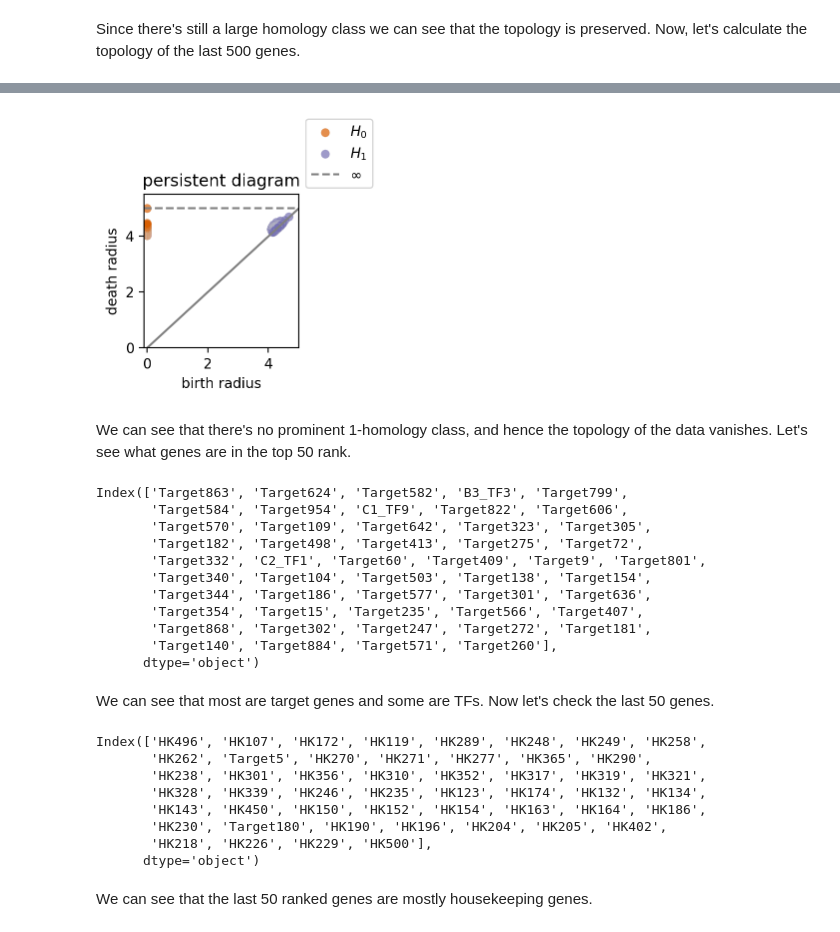
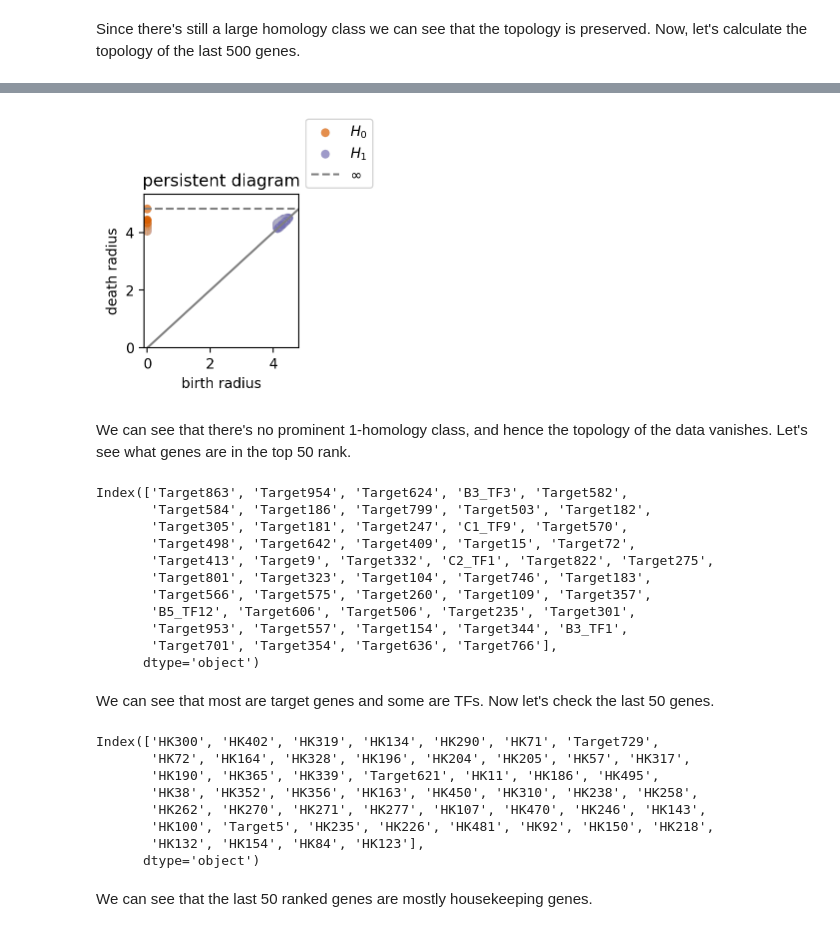
Before and after one commit to binglunshao/totopos, a Jupyter notebook: examples/tutorial.ipynb, the cells around one changed output, grey strips where cells are left out. Saved outputs shown, nothing was run; the diff lists cells and outputs as text; code cells hidden in the pictures.

```diff
--- a/examples/tutorial.ipynb
+++ b/examples/tutorial.ipynb
@@ -75,6 +86,6 @@ We suggest to use the perturbation method for small datasets ($\approx 10^3$ cel
 # %%
 %%time
-scores, dgms = perturb.topological_gene_scores_via_perturbation(
-    a[::10].X.A, max_radius = 10, n_threads = 16, n_topo_feats=1, hom_dim = 1, verbose=True
+scores, dgms = perturb.topological_gene_scores_via_simplification(
+    a[::10].X.A, n_threads = 16, n_topo_feats=1, hom_dim = 1, verbose=True, pca=True
 )
 # %% [output]
@@ -154,7 +175,7 @@ Since there's still a large homology class we can see that the topology is prese
 # %%
 complement = a[:, ranking[-500:]]
 
-complement_topo = simplicial.SimplicialTopology(complement.X.A, n_pts = 400)
+complement_topo = CyclicTopologyPseudotime(complement.X.A, n_pts = 400)
 complement_topo.compute_persistent_cohomology(verbose=True)
 diagrams.plot_pers_diag_ripser(complement_topo.ph.dgms_)
 # %% [output]
@@ -163,32 +184,32 @@ Elapsed time persistence: 0.79 seconds
-[figure, old version]
+[figure, new version]
 # %% [markdown]
 We can see that there's no prominent 1-homology class, and hence the topology of the data vanishes. Let's see what genes are in the top 50 rank.
 # %%
 a.var.iloc[ranking[:50]].index
 # %% [output]
-Index(['Target863', 'Target624', 'Target582', 'B3_TF3', 'Target799',
-       'Target584', 'Target954', 'C1_TF9', 'Target822', 'Target606',
-       'Target570', 'Target109', 'Target642', 'Target323', 'Target305',
-       'Target182', 'Target498', 'Target413', 'Target275', 'Target72',
-       'Target332', 'C2_TF1', 'Target60', 'Target409', 'Target9', 'Target801',
-       'Target340', 'Target104', 'Target503', 'Target138', 'Target154',
-       'Target344', 'Target186', 'Target577', 'Target301', 'Target636',
-       'Target354', 'Target15', 'Target235', 'Target566', 'Target407',
-       'Target868', 'Target302', 'Target247', 'Target272', 'Target181',
-       'Target140', 'Target884', 'Target571', 'Target260'],
+Index(['Target863', 'Target954', 'Target624', 'B3_TF3', 'Target582',
+       'Target584', 'Target186', 'Target799', 'Target503', 'Target182',
+       'Target305', 'Target181', 'Target247', 'C1_TF9', 'Target570',
+       'Target498', 'Target642', 'Target409', 'Target15', 'Target72',
+       'Target413', 'Target9', 'Target332', 'C2_TF1', 'Target822', 'Target275',
+       'Target801', 'Target323', 'Target104', 'Target746', 'Target183',
+       'Target566', 'Target575', 'Target260', 'Target109', 'Target357',
+       'B5_TF12', 'Target606', 'Target506', 'Target235', 'Target301',
+       'Target953', 'Target557', 'Target154', 'Target344', 'B3_TF1',
+       'Target701', 'Target354', 'Target636', 'Target766'],
       dtype='object')
 # %% [markdown]
 We can see that most are target genes and some are TFs. Now let's check the last 50 genes.
 # %%
 a.var.iloc[ranking[-50:]].index
 # %% [output]
-Index(['HK496', 'HK107', 'HK172', 'HK119', 'HK289', 'HK248', 'HK249', 'HK258',
-       'HK262', 'Target5', 'HK270', 'HK271', 'HK277', 'HK365', 'HK290',
-       'HK238', 'HK301', 'HK356', 'HK310', 'HK352', 'HK317', 'HK319', 'HK321',
-       'HK328', 'HK339', 'HK246', 'HK235', 'HK123', 'HK174', 'HK132', 'HK134',
-       'HK143', 'HK450', 'HK150', 'HK152', 'HK154', 'HK163', 'HK164', 'HK186',
-       'HK230', 'Target180', 'HK190', 'HK196', 'HK204', 'HK205', 'HK402',
-       'HK218', 'HK226', 'HK229', 'HK500'],
+Index(['HK300', 'HK402', 'HK319', 'HK134', 'HK290', 'HK71', 'Target729',
+       'HK72', 'HK164', 'HK328', 'HK196', 'HK204', 'HK205', 'HK57', 'HK317',
+       'HK190', 'HK365', 'HK339', 'Target621', 'HK11', 'HK186', 'HK495',
+       'HK38', 'HK352', 'HK356', 'HK163', 'HK450', 'HK310', 'HK238', 'HK258',
+       'HK262', 'HK270', 'HK271', 'HK277', 'HK107', 'HK470', 'HK246', 'HK143',
+       'HK100', 'Target5', 'HK235', 'HK226', 'HK481', 'HK92', 'HK150', 'HK218',
+       'HK132', 'HK154', 'HK84', 'HK123'],
       dtype='object')
 # %% [markdown]
 We can see that the last 50 ranked genes are mostly housekeeping genes.
```
Also changed, not shown: parts of 16 cells of this notebook.
